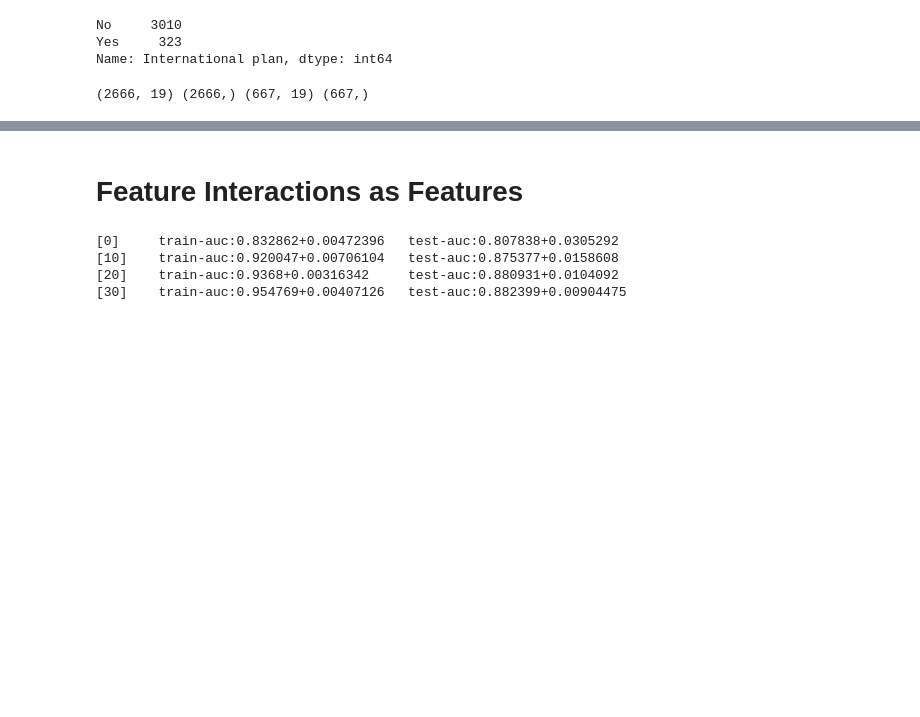
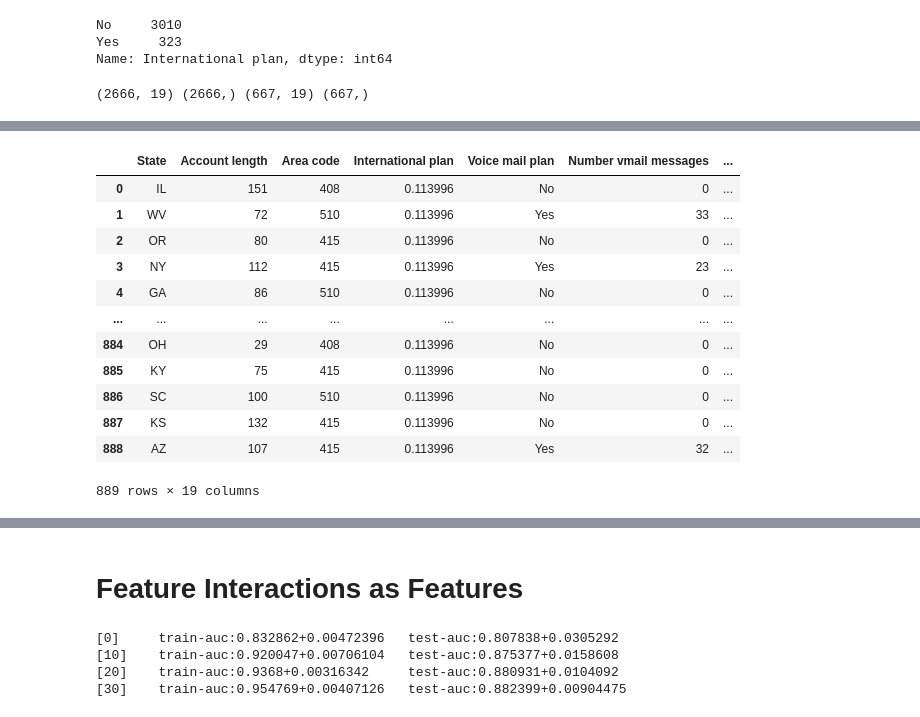
Before and after one commit to vitaliyradchenko/projector_course, a Jupyter notebook: lectures/Advanced features.ipynb, the cells around one changed output, grey strips where cells are left out. Saved outputs shown, nothing was run; the diff lists cells and outputs as text; code cells hidden in the pictures; blank space fills up the shorter version.

Commit message:
fixed mean target encoding

```diff
--- a/lectures/Advanced features.ipynb
+++ b/lectures/Advanced features.ipynb
@@ -72,9 +72,9 @@ class MeanTargetEncoding:
     def transform(self, data, inplace=True):
         if not inplace:
             new_data = data.copy()
-            self._apply_mean_encoding(new_data)
+            new_data = self._apply_mean_encoding(new_data)
             return new_data
-        self._apply_mean_encoding(data)
+        return self._apply_mean_encoding(data)
 
     def _apply_mean_encoding(self, data):
         for col in self.values:
@@ -83,11 +83,12 @@ class MeanTargetEncoding:
                     self.values[col], orient="index").reset_index()
                 temp.columns = [col, "value"]
                 data = pd.merge(data, temp, how="left").fillna(self.global_mean)
-                data[col] = data["value"]
+                data[col] = data["value"].copy()
                 del data["value"]
                 data[col] = data[col].astype("float32")
             else:
                 warnings.warn("Column " + col + " is missed in this dataset.")
+        return data
 # %%
 import pandas as pd
 from sklearn.model_selection import train_test_split, StratifiedKFold
@@ -127,23 +128,23 @@ print(train.shape, y_train.shape, test.shape, y_test.shape)
 skf = StratifiedKFold(n_splits=3, shuffle=True, random_state=42)
 # %%
 def create_new_df_with_categorical_encodings(new_train, new_train_y, new_val, cols):
-    se = MeanTargetEncoding()
+    mte = MeanTargetEncoding()
     new_skf = StratifiedKFold(n_splits=3, shuffle=True, random_state=42)
     val_dfs = []
     # 2)
     for new_train_split, new_val_split in new_skf.split(new_train, new_train_y):
         # 3)
-        se.fit(
+        mte.fit(
             new_train.iloc[new_train_split],
             new_train_y.iloc[new_train_split],
             features=cols
         )
         val_dfs.append(
-            se.transform(new_train.iloc[new_val_split], inplace=False)
+            mte.transform(new_train.iloc[new_val_split], inplace=False)
         )
     # 4)
-    se.fit(new_train, new_train_y, features=cols)
-    main_val = se.transform(new_val, inplace=False)
+    mte.fit(new_train, new_train_y, features=cols)
+    main_val = mte.transform(new_val, inplace=False)
     return val_dfs, main_val
 # %%
 %%time
@@ -164,12 +165,9 @@ for train_split, val_split in skf.split(train, y_train):
     new_train_dfs.append(temp_train_dfs)
     new_val_dfs.append(temp_val_df)
     # 7)
-    se = MeanTargetEncoding()
-    se.fit(train.iloc[train_split], y.iloc[train_split], ["International plan"])
+    mte = MeanTargetEncoding()
+    mte.fit(train.iloc[train_split], y.iloc[train_split], ["International plan"])
     main_train_dfs.append(
-        se.transform(train.iloc[val_split], inplace=False)
+        mte.transform(train.iloc[val_split], inplace=False)
     )
-
-se.fit(train, y, features=["International plan"])
-main_test = se.transform(test, inplace=False)
 # %% [output]
@@ -177,0 +176,16 @@ Wall time: 219 ms
+# %%
+new_val_dfs[0]
+# %% [output]
+|  | State | Account length | Area code | International plan | Voice mail plan | Number vmail messages | ... |
+| 0 | IL | 151 | 408 | 0.113996 | No | 0 | ... |
+| 1 | WV | 72 | 510 | 0.113996 | Yes | 33 | ... |
+| 2 | OR | 80 | 415 | 0.113996 | No | 0 | ... |
+| 3 | NY | 112 | 415 | 0.113996 | Yes | 23 | ... |
+| 4 | GA | 86 | 510 | 0.113996 | No | 0 | ... |
+| ... | ... | ... | ... | ... | ... | ... | ... |
+| 884 | OH | 29 | 408 | 0.113996 | No | 0 | ... |
+| 885 | KY | 75 | 415 | 0.113996 | No | 0 | ... |
+| 886 | SC | 100 | 510 | 0.113996 | No | 0 | ... |
+| 887 | KS | 132 | 415 | 0.113996 | No | 0 | ... |
+| 888 | AZ | 107 | 415 | 0.113996 | Yes | 32 | ... |
+889 rows × 19 columns
```
Also changed, not shown: parts of 19 cells of this notebook.
